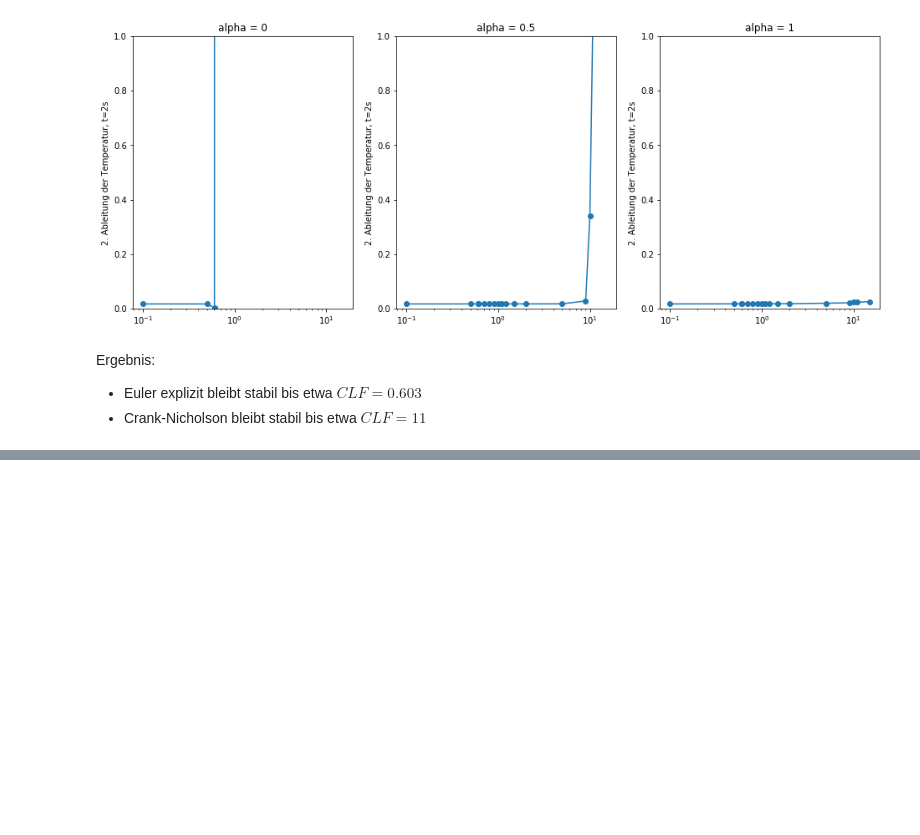
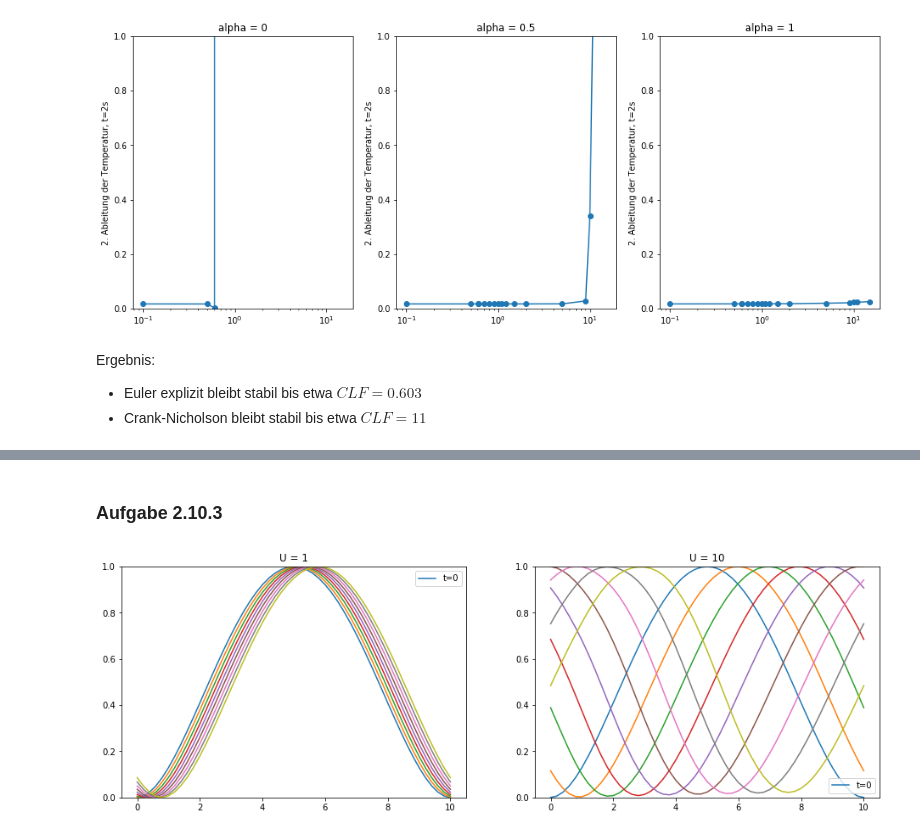
Before and after one commit to jhofinger/NumStroe, a Jupyter notebook: Instationaere Waermeleitung.ipynb, the cells around one changed output, grey strips where cells are left out. Drawn from its saved outputs; the diff is of its cells as text; code cells hidden in the pictures; blank space fills up the shorter version.

Commit message:
Aufgabe 2.10

```diff
--- a/Instationaere Waermeleitung.ipynb
+++ b/Instationaere Waermeleitung.ipynb
@@ -197,0 +256,30 @@ Ergebnis:
+# %% [markdown]
+### Aufgabe 2.10.3
+# %%
+knoten = 51
+l = 10
+kappa = 0
+delta_x = l / (knoten-1)
+delta_t = 0.1
+endtime = 0.8
+timesteps = int(endtime / delta_t)
+clf = (U + kappa / delta_x)/(delta_x / delta_t)
+results = {}
+alpha=0.5
+T0 = [x**2 * (l-x)**2 / l**4 * 16 for x in np.linspace(0, l, knoten)]
+for Pe in [1, 10]:
+    results[Pe] = solve(Pe, timesteps, knoten, alpha, kappa, T0, symmetric = True)
+counter = 0
+plt.figure(figsize=(16, 5))
+for Pe in [1, 10]:
+    counter+=1
+    plt.subplot(1, 2, counter)
+    for time in np.linspace(0, endtime, timesteps+1):
+        plt.plot(np.linspace(0, l, knoten), results[Pe][int(time/delta_t)], label=("t=0" if time==0 else ""))
+        plt.title("U = {}".format(Pe))
+    ax = plt.gca()
+    ax.set_ylim([0, 1]);
+    plt.legend()
+plt.show()
+# %% [output]
+[figure, added]
```
Also changed, not shown: parts of 15 cells of this notebook, 1 other file.
